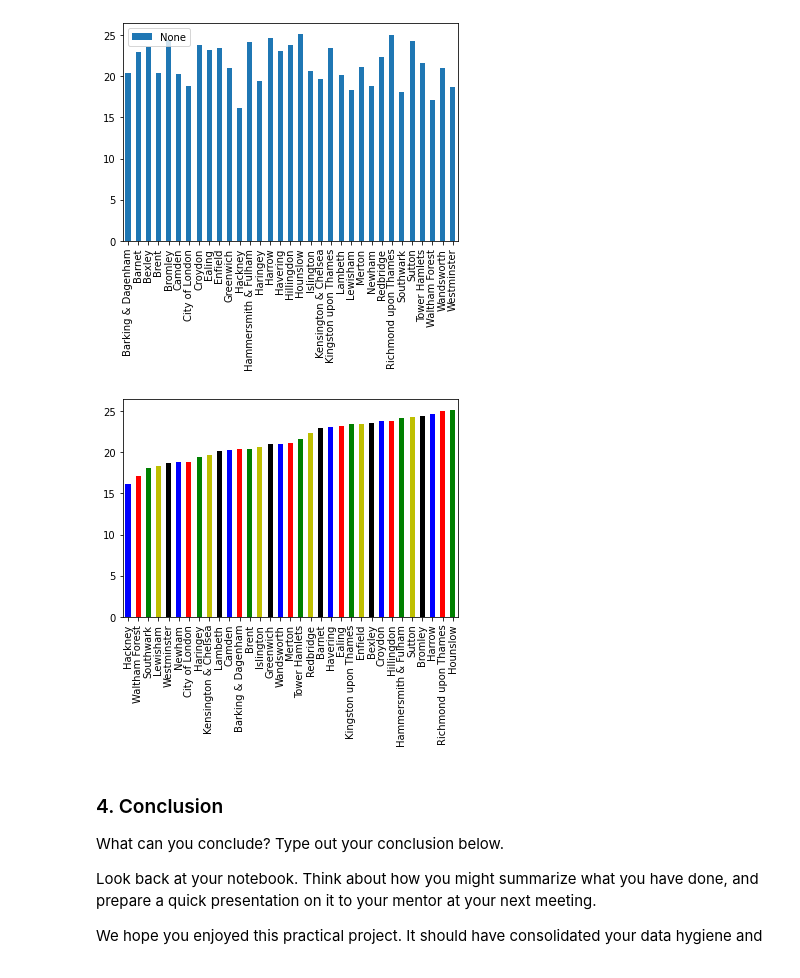
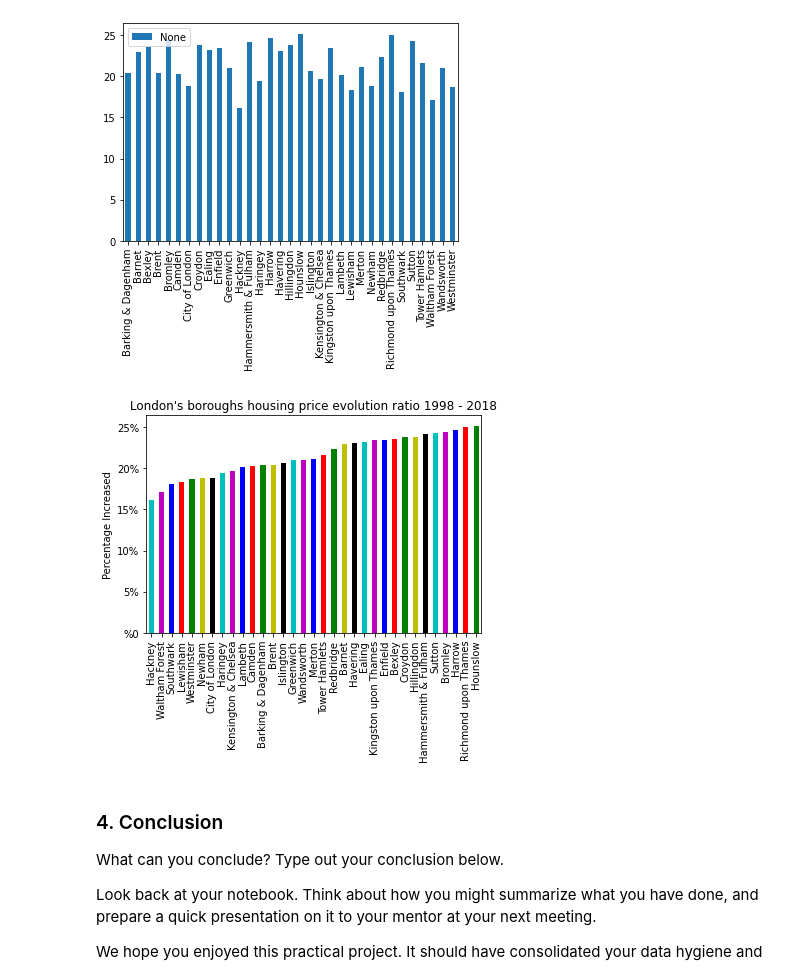
Before and after one commit to Razvanepe/Springboard, a Jupyter notebook: Unit 4 Challenge - Tier 3.ipynb, the cells around one changed output. Drawn from its saved outputs; the diff is of its cells as text; code cells hidden in the pictures.

Commit message:
Some changes to London case

```diff
--- a/Unit 4 Challenge - Tier 3.ipynb
+++ b/Unit 4 Challenge - Tier 3.ipynb
@@ -501,3 +500,0 @@ bor
-# %%
-bor = bor.drop('index', 1)
-bor
@@ -668,14 +670,17 @@ plt.show()
 [figure]
 # %%
 ratios_sr = ratios_df.sort_values()
+plt.title("London's boroughs housing price evolution ratio 1998 - 2018", color='black')
+plt.ylabel('Percentage Increased')
+plt.yticks([0,5,10,15,20,25],['%0','5%','10%', '15%', '20%', '25%'])
 ratios_sr
 from itertools import cycle, islice
-ratios_sr.plot(kind = 'bar', stacked=True, color = list(islice(cycle(['b', 'r', 'g', 'y', 'k']), None, len(ratios_sr))))
+ratios_sr.plot(kind = 'bar', legend = False, color = list(islice(cycle(['c', 'm','b', 'r', 'g', 'y', 'k']), None, len(ratios_sr))))
 plt.show()
 # Conclusion - Ratio of growth from average 1998 to average in 2018 is between 15-25%, with highest growth in Harrow, Richmond and Hounslow
 # Least growth - Kackney, Waltham Forest and Southwark.
 # %% [output]
-[figure, old version]
+[figure, new version]
 # %% [markdown]
 ### 4. Conclusion
 What can you conclude? Type out your conclusion below.
```
Also changed, not shown: parts of 6 cells of this notebook.
